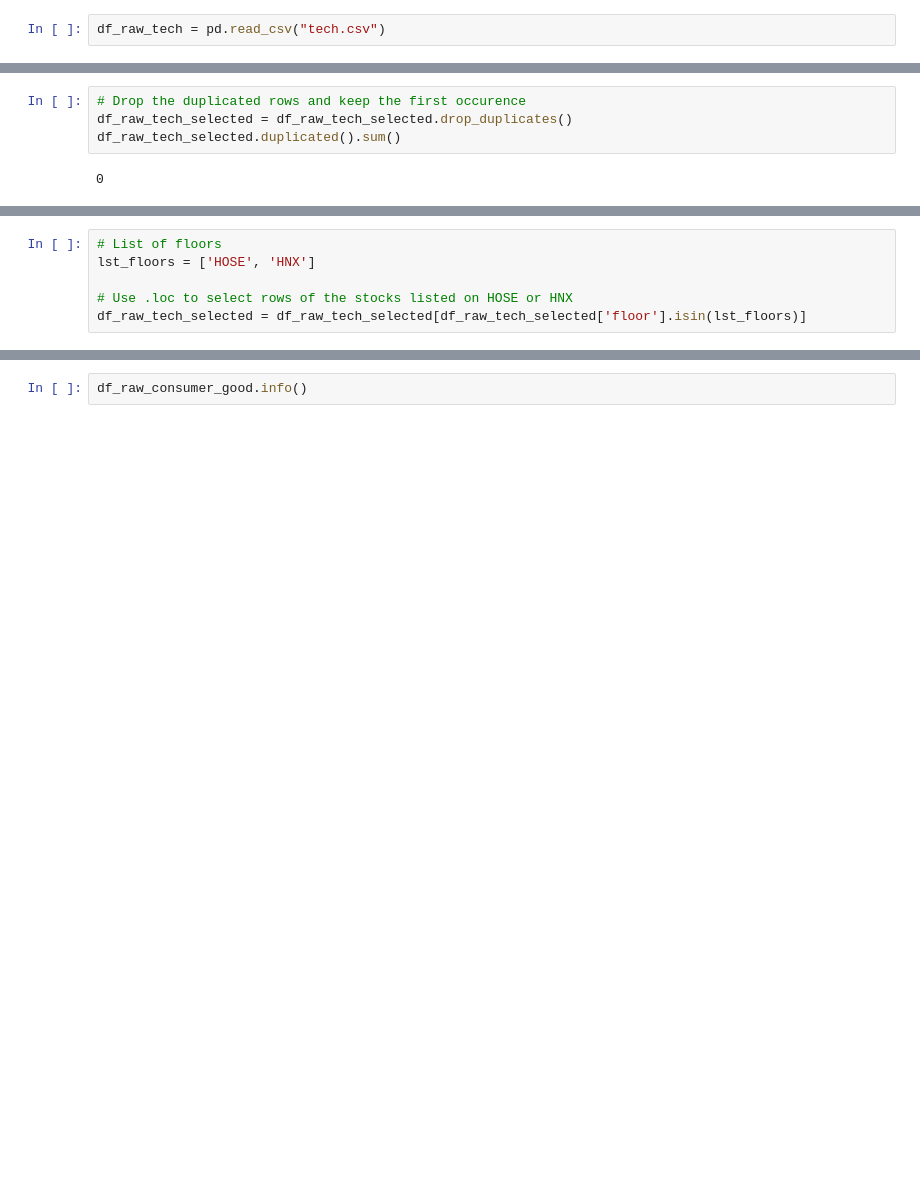
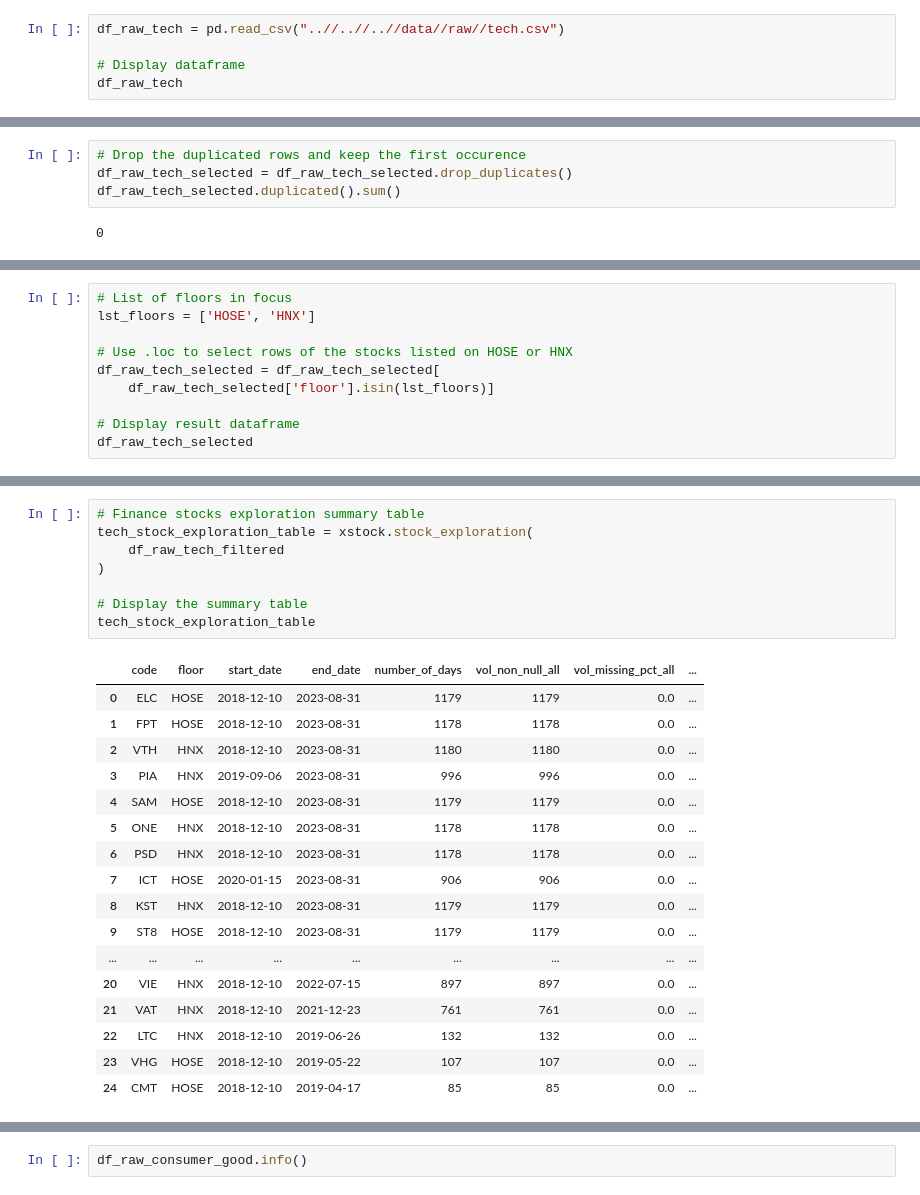
Before and after one commit to nhut-ntm/Pair-Trading-Upgrade-Pairs-Formation, a Jupyter notebook: notebooks/main_notebooks/mn01. data preprocessing/mn01_data_preprocessing_raw_stock_selection.ipynb, the cells around one changed output, grey strips where cells are left out. Drawn from its saved outputs; the diff is of its cells as text; blank space fills up the shorter version.

```diff
--- a/notebooks/main_notebooks/mn01. data preprocessing/mn01_data_preprocessing_raw_stock_selection.ipynb
+++ b/notebooks/main_notebooks/mn01. data preprocessing/mn01_data_preprocessing_raw_stock_selection.ipynb
@@ -38,2 +35,5 @@ df_raw_finance
 # %%
-df_raw_tech = pd.read_csv("tech.csv")
+df_raw_tech = pd.read_csv("..//..//..//data//raw//tech.csv")
+
+# Display dataframe
+df_raw_tech
@@ -484,6 +514,0 @@ array(['UPCOM', 'HNX', 'HOSE'], dtype=object)
-# %%
-# List of floors
-lst_floors = ['HOSE', 'HNX']
-
-# Use .loc to select rows of the stocks listed on HOSE or HNX
-df_raw_tech_selected = df_raw_tech_selected[df_raw_tech_selected['floor'].isin(lst_floors)]
@@ -589,0 +520,10 @@ df_tech_stock_selected_pivoted.to_csv("df_tech_stock_selected_pivoted_170923.csv
+# %%
+# List of floors in focus
+lst_floors = ['HOSE', 'HNX']
+
+# Use .loc to select rows of the stocks listed on HOSE or HNX
+df_raw_tech_selected = df_raw_tech_selected[
+    df_raw_tech_selected['floor'].isin(lst_floors)]
+
+# Display result dataframe
+df_raw_tech_selected
@@ -589,0 +570,26 @@ df_tech_stock_selected_pivoted.to_csv("df_tech_stock_selected_pivoted_170923.csv
+# %%
+# Finance stocks exploration summary table
+tech_stock_exploration_table = xstock.stock_exploration(
+    df_raw_tech_filtered
+)
+
+# Display the summary table
+tech_stock_exploration_table
+# %% [output]
+|  | code | floor | start_date | end_date | number_of_days | vol_non_null_all | vol_missing_pct_all | ... |
+| 0 | ELC | HOSE | 2018-12-10 | 2023-08-31 | 1179 | 1179 | 0.0 | ... |
+| 1 | FPT | HOSE | 2018-12-10 | 2023-08-31 | 1178 | 1178 | 0.0 | ... |
+| 2 | VTH | HNX | 2018-12-10 | 2023-08-31 | 1180 | 1180 | 0.0 | ... |
+| 3 | PIA | HNX | 2019-09-06 | 2023-08-31 | 996 | 996 | 0.0 | ... |
+| 4 | SAM | HOSE | 2018-12-10 | 2023-08-31 | 1179 | 1179 | 0.0 | ... |
+| 5 | ONE | HNX | 2018-12-10 | 2023-08-31 | 1178 | 1178 | 0.0 | ... |
+| 6 | PSD | HNX | 2018-12-10 | 2023-08-31 | 1178 | 1178 | 0.0 | ... |
+| 7 | ICT | HOSE | 2020-01-15 | 2023-08-31 | 906 | 906 | 0.0 | ... |
+| 8 | KST | HNX | 2018-12-10 | 2023-08-31 | 1179 | 1179 | 0.0 | ... |
+| 9 | ST8 | HOSE | 2018-12-10 | 2023-08-31 | 1179 | 1179 | 0.0 | ... |
+| ... | ... | ... | ... | ... | ... | ... | ... | ... |
+| 20 | VIE | HNX | 2018-12-10 | 2022-07-15 | 897 | 897 | 0.0 | ... |
+| 21 | VAT | HNX | 2018-12-10 | 2021-12-23 | 761 | 761 | 0.0 | ... |
+| 22 | LTC | HNX | 2018-12-10 | 2019-06-26 | 132 | 132 | 0.0 | ... |
+| 23 | VHG | HOSE | 2018-12-10 | 2019-05-22 | 107 | 107 | 0.0 | ... |
+| 24 | CMT | HOSE | 2018-12-10 | 2019-04-17 | 85 | 85 | 0.0 | ... |
```
Also changed, not shown: parts of 127 cells of this notebook, 4 other files.
